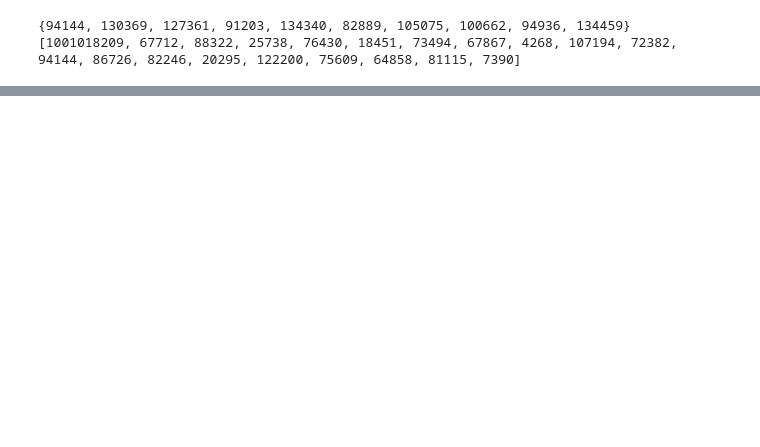
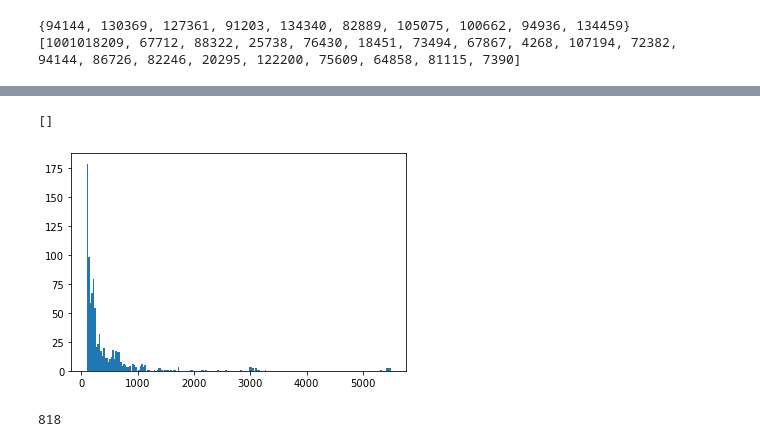
Before and after one commit to Ann924/Mobile-Facility, a Jupyter notebook: Ann.ipynb, the cells around one changed output, grey strips where cells are left out. Saved outputs shown, nothing was run; the diff lists cells and outputs as text; code cells hidden in the pictures; blank space fills up the shorter version.

```diff
--- a/Ann.ipynb
+++ b/Ann.ipynb
@@ -521,0 +1191,10 @@ print(CLIENT_LOCATIONS.lid[0])
+# %%
+plt.hist(locations.activity.tolist(), bins = 200, range = (90, 5500))
+plt.plot()
+# %% [output]
+[]
+[figure, added]
+# %%
+print(sum(x>100 for x in locations.activity.tolist()))
+# %% [output]
+818
```
Also changed, not shown: parts of 33 cells of this notebook, 3 other files.
